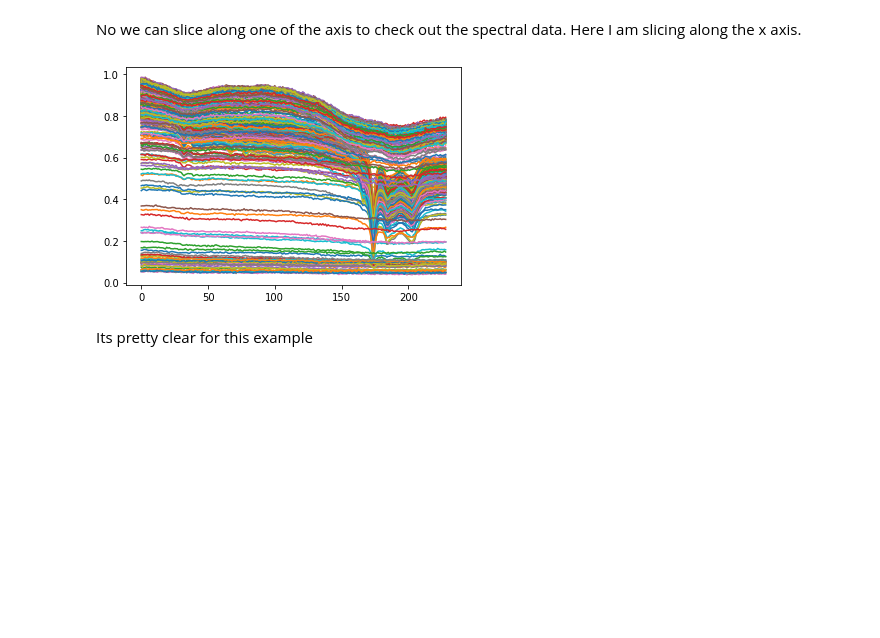
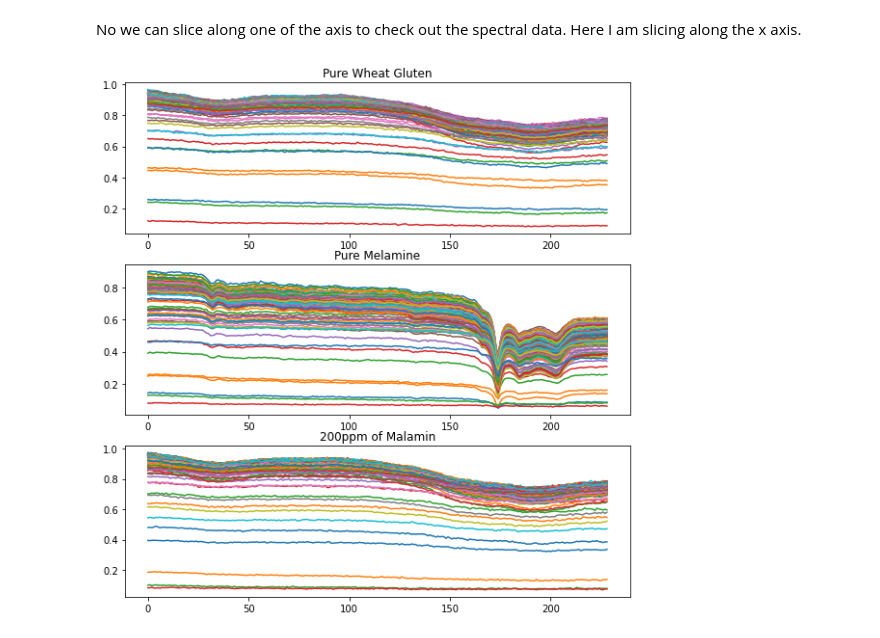
Before and after one commit to KeeganMcWW/ml-projects, a Jupyter notebook: IASIM2016_Challenege_ML.ipynb, the cells around one changed output. Saved outputs shown, nothing was run; the diff lists cells and outputs as text; code cells hidden in the pictures; blank space fills up the shorter version.

```diff
--- a/IASIM2016_Challenege_ML.ipynb
+++ b/IASIM2016_Challenege_ML.ipynb
@@ -149,12 +151,15 @@ plt.show()
 # %% [markdown]
 No we can slice along one of the axis to check out the spectral data. Here I am slicing along the x axis.
 # %%
-x_slice = 88 #@param {type: "slider", min: 0, max: 243}
-plt.plot(wheat_gluten_pure_data_mat[x_slice][:][:].T)
-plt.plot(melamine_pure_data_mat[x_slice][:][:].T)
-plt.plot(m_200ppm_data_mat[x_slice][:][:].T)
+x_slice = 122 #@param {type: "slider", min: 0, max: 242}
+fig, ax = plt.subplots(3,1, figsize=(8,8));
+plt.tight_layout()
+ax[0].plot(wheat_gluten_pure_data_mat[x_slice, :, :].T)
+ax[0].set_title('Pure Wheat Gluten');
+ax[1].plot(melamine_pure_data_mat[x_slice, :, :].T)
+ax[1].set_title('Pure Melamine');
+ax[2].plot(m_200ppm_data_mat[x_slice, :, :].T)
+ax[2].set_title('200ppm of Malamin');
 plt.show()
 # %% [output]
-[figure, old version]
+[figure, new version]
-# %% [markdown]
-Its pretty clear for this example
```
Also changed, not shown: parts of 19 cells of this notebook.
